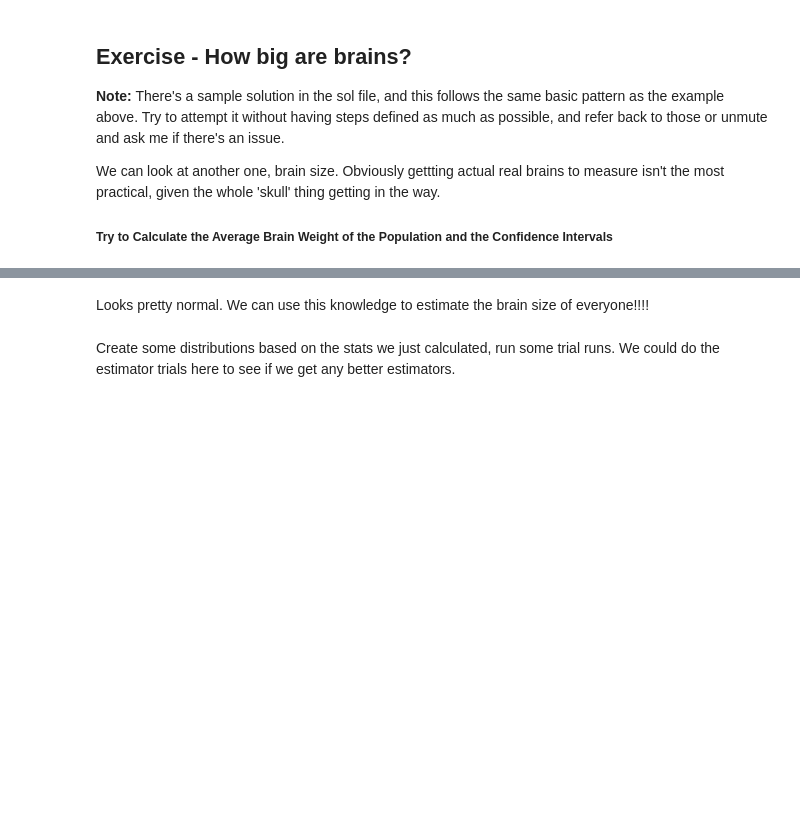
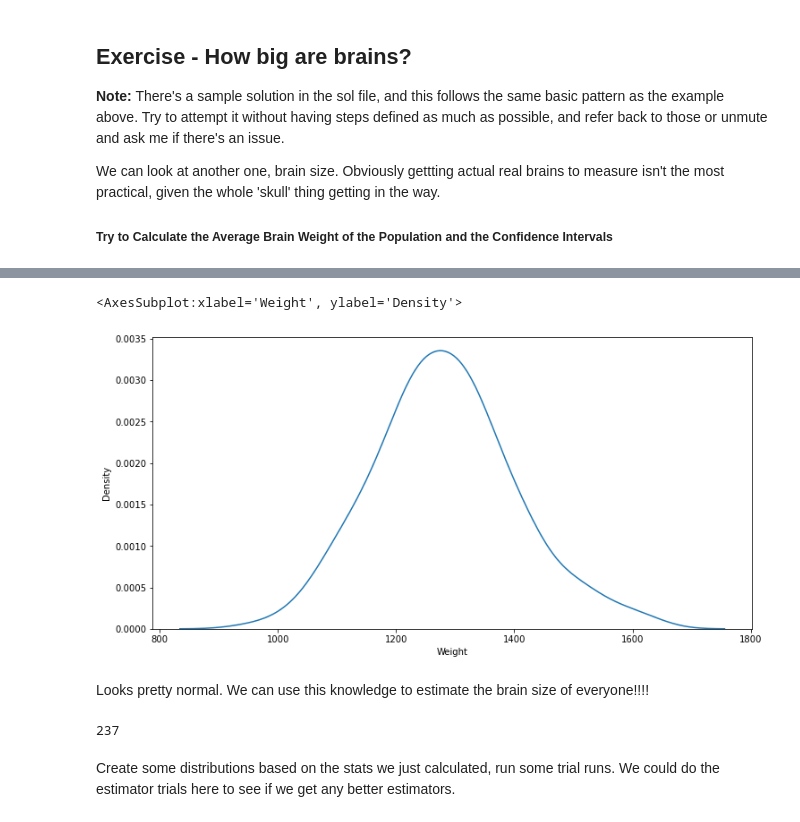
Before and after one commit to shaunmcgregor/Basic_Stats_in_Python_Student_Workbooks, a Jupyter notebook: 012A_Samples_and_Randomness.ipynb, the cells around one changed output, grey strips where cells are left out. Cells and saved outputs as stored; diff of their text form; code cells hidden in the pictures; blank space fills up the shorter version.

```diff
--- a/012A_Samples_and_Randomness.ipynb
+++ b/012A_Samples_and_Randomness.ipynb
@@ -259,9 +330,20 @@ brain.head()
 # %%
 #visualize the distribution
+sns.kdeplot(brain["Weight"])
+# %% [output]
+<AxesSubplot:xlabel='Weight', ylabel='Density'>
+[figure, added]
 # %% [markdown]
 Looks pretty normal. We can use this knowledge to estimate the brain size of everyone!!!!
 # %%
 #Get some basic brain stats and save them in varaibles.
 #mean, standard dev, median, and count.
+brainMean = brain["Weight"].mean()
+brainStd = brain["Weight"].std()
+brainMedian = brain["Weight"].median()
+brainCount = len(brain["Weight"])
+print(brainCount)
+# %% [output]
+237
 # %% [markdown]
 Create some distributions based on the stats we just calculated, run some trial runs. We could do the estimator trials here to see if we get any better estimators.
```
Also changed, not shown: parts of 12 cells of this notebook, 1 other file.
